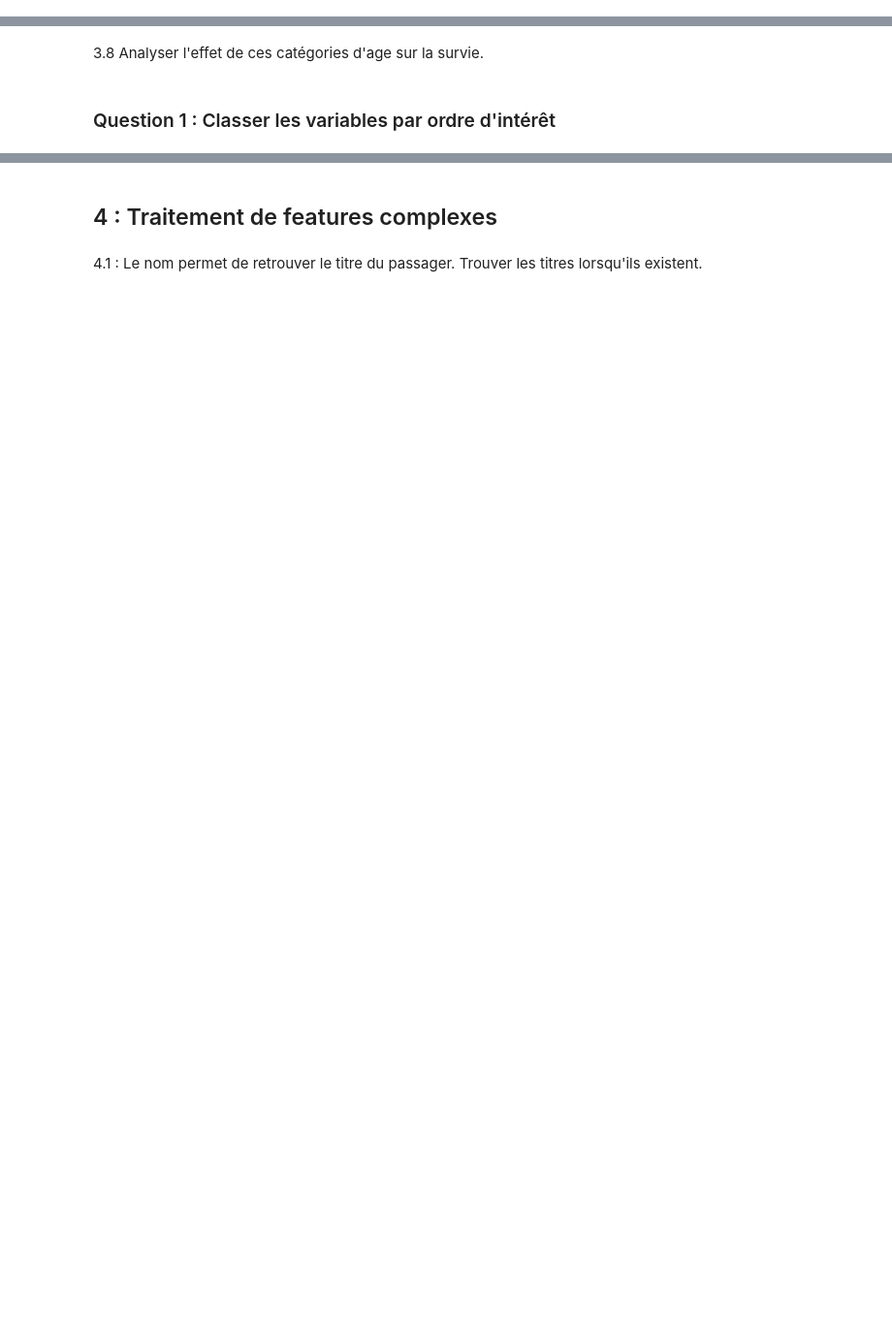
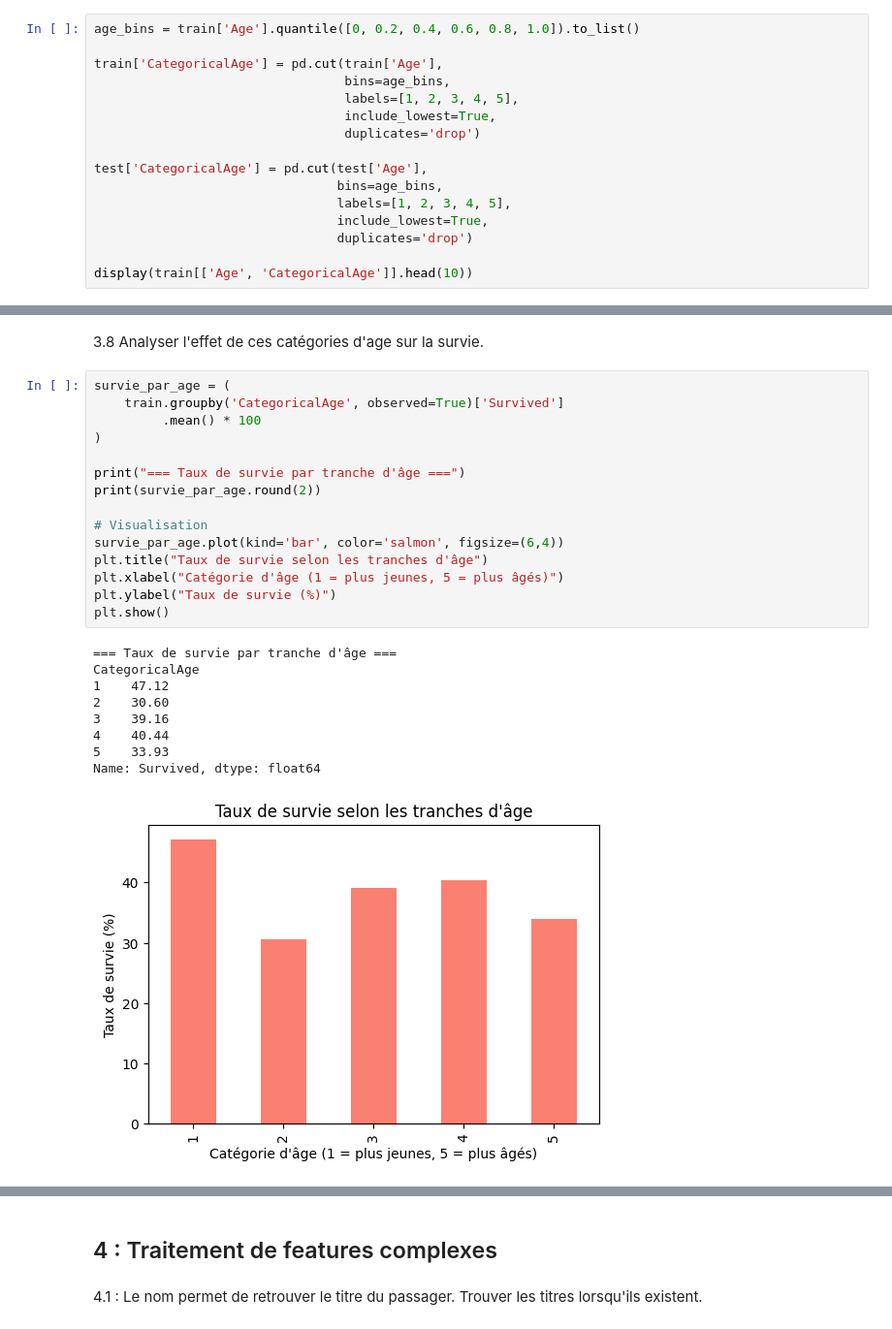
Before and after one commit to ArthurPoncin/Calculs, a Jupyter notebook: CollecteDonnees/tp_collecte.ipynb, the cells around one changed output, grey strips where cells are left out. Shown: that part at 97% size. Saved outputs shown, nothing was run; the diff lists cells and outputs as text; blank space fills up the shorter version.

```diff
--- a/CollecteDonnees/tp_collecte.ipynb
+++ b/CollecteDonnees/tp_collecte.ipynb
@@ -348,2 +492,18 @@ plt.show()
 # %% [markdown]
 3.7 Créer une variable CategoricalAge Découpant la valeur d'age en 5 tranches d'age de même taille.
+# %%
+age_bins = train['Age'].quantile([0, 0.2, 0.4, 0.6, 0.8, 1.0]).to_list()
+
+train['CategoricalAge'] = pd.cut(train['Age'],
+                                 bins=age_bins,
+                                 labels=[1, 2, 3, 4, 5],
+                                 include_lowest=True,
+                                 duplicates='drop')
+
+test['CategoricalAge'] = pd.cut(test['Age'],
+                                bins=age_bins,
+                                labels=[1, 2, 3, 4, 5],
+                                include_lowest=True,
+                                duplicates='drop')
+
+display(train[['Age', 'CategoricalAge']].head(10))
@@ -350,4 +523,27 @@ plt.show()
 # %% [markdown]
 3.8 Analyser l'effet de ces catégories d'age sur la survie.
-# %% [markdown]
-### Question 1 : Classer les variables par ordre d'intérêt
+# %%
+survie_par_age = (
+    train.groupby('CategoricalAge', observed=True)['Survived']
+         .mean() * 100
+)
+
+print("=== Taux de survie par tranche d'âge ===")
+print(survie_par_age.round(2))
+
+# Visualisation
+survie_par_age.plot(kind='bar', color='salmon', figsize=(6,4))
+plt.title("Taux de survie selon les tranches d'âge")
+plt.xlabel("Catégorie d'âge (1 = plus jeunes, 5 = plus âgés)")
+plt.ylabel("Taux de survie (%)")
+plt.show()
+# %% [output]
+=== Taux de survie par tranche d'âge ===
+CategoricalAge
+1    47.12
+2    30.60
+3    39.16
+4    40.44
+5    33.93
+Name: Survived, dtype: float64
+[figure, added]
```
Also changed, not shown: parts of 24 cells of this notebook.
